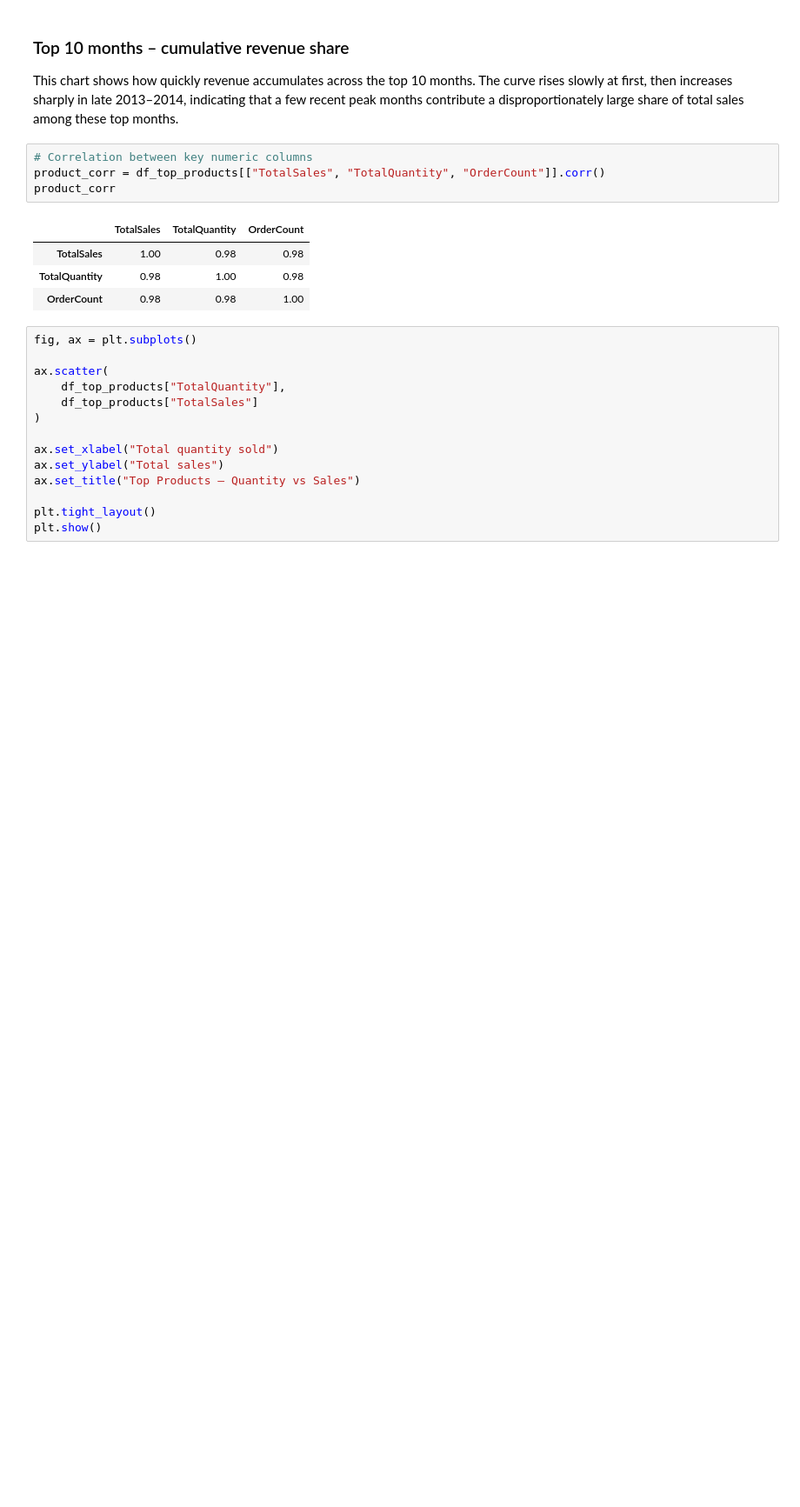
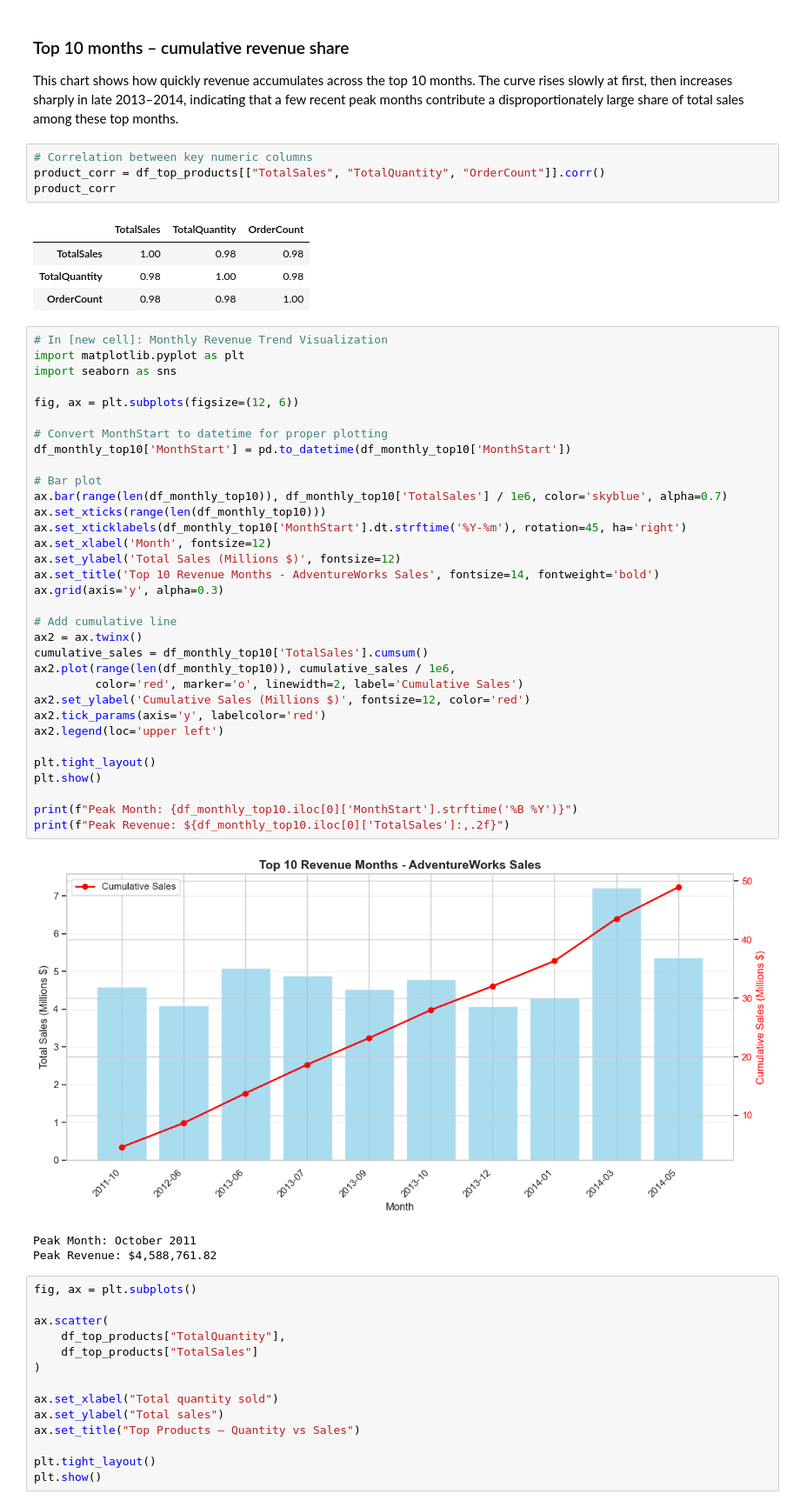
Before and after one commit to mpaturi/portfolio-projects, a Jupyter notebook: Python/Project2-AdventureWorks-SQL/notebooks/02_adw_sales_eda.ipynb, the cells around one changed output. Shown at 87% size. Drawn from its saved outputs; the diff is of its cells as text; blank space fills up the shorter version.

Commit message:
adding more charts

```diff
--- a/Python/Project2-AdventureWorks-SQL/notebooks/02_adw_sales_eda.ipynb
+++ b/Python/Project2-AdventureWorks-SQL/notebooks/02_adw_sales_eda.ipynb
@@ -537,6 +537,43 @@ product_corr
 | TotalSales | 1.00 | 0.98 | 0.98 |
 | TotalQuantity | 0.98 | 1.00 | 0.98 |
 | OrderCount | 0.98 | 0.98 | 1.00 |
+# %%
+# In [new cell]: Monthly Revenue Trend Visualization
+import matplotlib.pyplot as plt
+import seaborn as sns
+
+fig, ax = plt.subplots(figsize=(12, 6))
+
+# Convert MonthStart to datetime for proper plotting
+df_monthly_top10['MonthStart'] = pd.to_datetime(df_monthly_top10['MonthStart'])
+
+# Bar plot
+ax.bar(range(len(df_monthly_top10)), df_monthly_top10['TotalSales'] / 1e6, color='skyblue', alpha=0.7)
+ax.set_xticks(range(len(df_monthly_top10)))
+ax.set_xticklabels(df_monthly_top10['MonthStart'].dt.strftime('%Y-%m'), rotation=45, ha='right')
+ax.set_xlabel('Month', fontsize=12)
+ax.set_ylabel('Total Sales (Millions $)', fontsize=12)
+ax.set_title('Top 10 Revenue Months - AdventureWorks Sales', fontsize=14, fontweight='bold')
+ax.grid(axis='y', alpha=0.3)
+
+# Add cumulative line
+ax2 = ax.twinx()
+cumulative_sales = df_monthly_top10['TotalSales'].cumsum()
+ax2.plot(range(len(df_monthly_top10)), cumulative_sales / 1e6,
+         color='red', marker='o', linewidth=2, label='Cumulative Sales')
+ax2.set_ylabel('Cumulative Sales (Millions $)', fontsize=12, color='red')
+ax2.tick_params(axis='y', labelcolor='red')
+ax2.legend(loc='upper left')
+
+plt.tight_layout()
+plt.show()
+
+print(f"Peak Month: {df_monthly_top10.iloc[0]['MonthStart'].strftime('%B %Y')}")
+print(f"Peak Revenue: ${df_monthly_top10.iloc[0]['TotalSales']:,.2f}")
+# %% [output]
+[figure, added]
+Peak Month: October 2011
+Peak Revenue: $4,588,761.82
 # %%
 fig, ax = plt.subplots()
 
```
Also changed, not shown: parts of 9 cells of this notebook, 1 other file.
